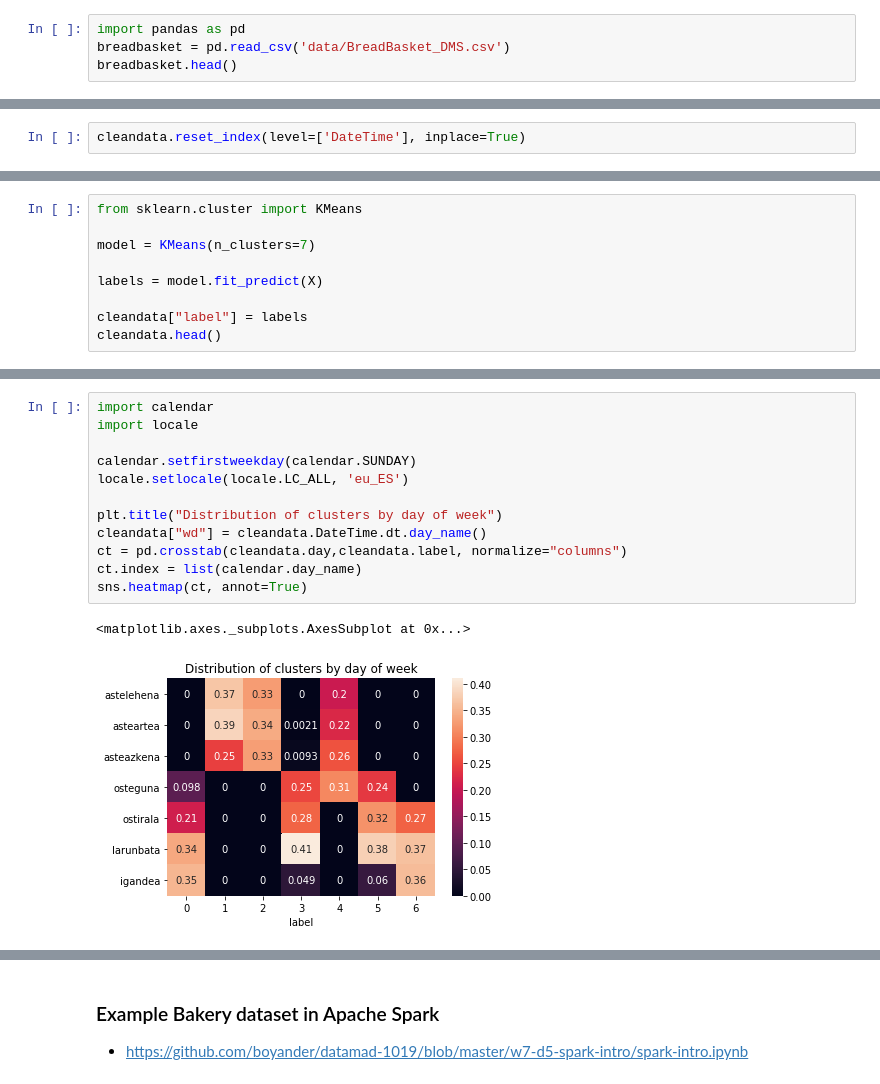
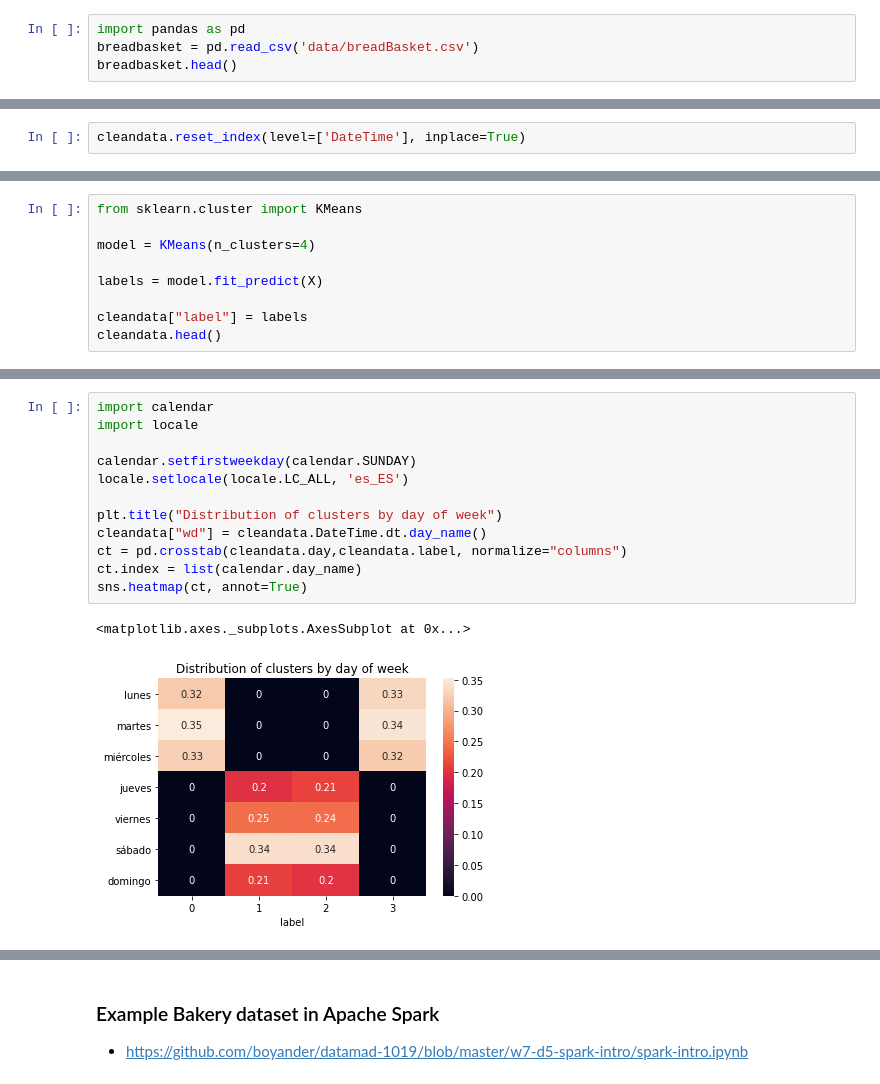
Before and after one commit to boyander/machine-learning, a Jupyter notebook: 3-unsupervised-learning⚡️.ipynb, the cells around one changed output, grey strips where cells are left out. Cells and saved outputs as stored; diff of their text form.

```diff
--- a/3-unsupervised-learning⚡️.ipynb
+++ b/3-unsupervised-learning⚡️.ipynb
@@ -35,7 +58,7 @@ Voronoi diagram:
 - https://github.com/boyander/datamad-1019/blob/master/w7-d4-unsupervised-pipeline/w7-d4-unsupervised-learning.ipynb
 # %%
 import pandas as pd
-breadbasket = pd.read_csv('data/BreadBasket_DMS.csv')
+breadbasket = pd.read_csv('data/breadBasket.csv')
 breadbasket.head()
 # %% [output]
 |  | Date | Time | Transaction | Item |
@@ -165,7 +188,7 @@ display(X)
 # %%
 from sklearn.cluster import KMeans
 
-model = KMeans(n_clusters=7)
+model = KMeans(n_clusters=4)
 
 labels = model.fit_predict(X)
 
@@ -230,18 +250,18 @@ sns.heatmap(ct)
 # %%
 import calendar
 import locale
 
 calendar.setfirstweekday(calendar.SUNDAY)
-locale.setlocale(locale.LC_ALL, 'eu_ES')
+locale.setlocale(locale.LC_ALL, 'es_ES')
 
 plt.title("Distribution of clusters by day of week")
 cleandata["wd"] = cleandata.DateTime.dt.day_name()
 ct = pd.crosstab(cleandata.day,cleandata.label, normalize="columns")
 ct.index = list(calendar.day_name)
 sns.heatmap(ct, annot=True)
 # %% [output]
 <matplotlib.axes._subplots.AxesSubplot at 0x...>
-[figure, old version]
+[figure, new version]
 # %%
 edata = cleandata.explode('Item')
 
```
Also changed, not shown: parts of 11 cells of this notebook, 2 other files.
